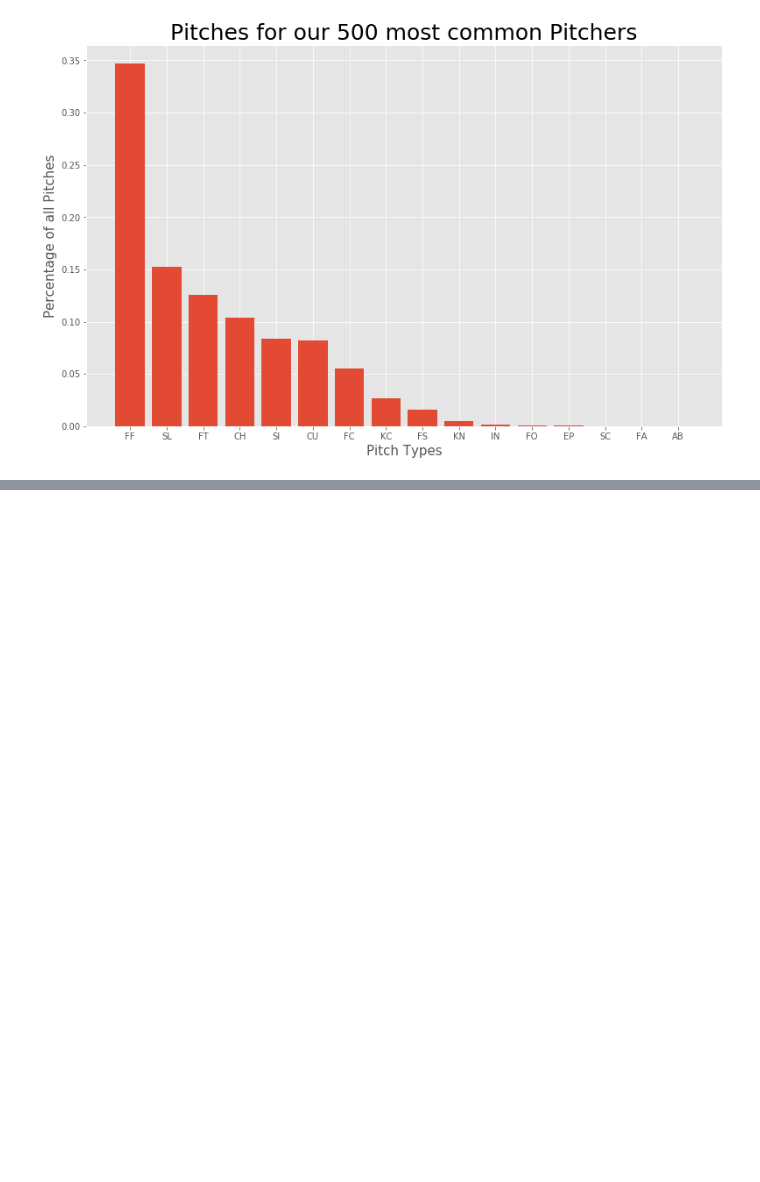
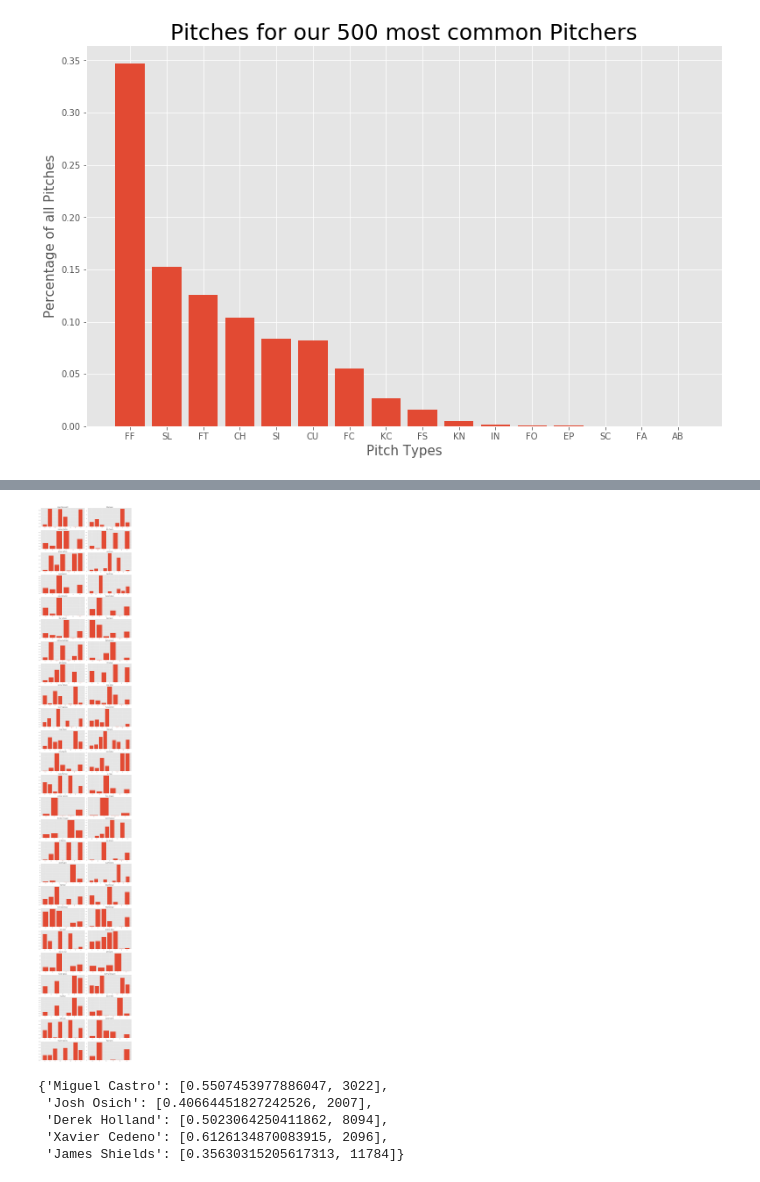
Before and after one commit to morganabbitt/MLB-Pitches, a Jupyter notebook: Notebooks/pitchers_outcomes.ipynb, the cells around one changed output, grey strips where cells are left out. Cells and saved outputs as stored; diff of their text form; code cells hidden in the pictures; blank space fills up the shorter version.

```diff
--- a/Notebooks/pitchers_outcomes.ipynb
+++ b/Notebooks/pitchers_outcomes.ipynb
@@ -156,0 +145,13 @@ df_500
+# %%
+num_pitchers = 50
+
+fig, axs = plt.subplots(num_pitchers // 2, 2, figsize=(17, num_pitchers * 2))
+
+for name, ax in zip(df_500['pitcher_name'].unique()[:num_pitchers], axs.flatten()):
+    vals = df_500[df_500['pitcher_name'] == name].groupby('pitch_type').count().sort_values('pitch_type').iloc[:, 0].values
+    index = df_500[df_500['pitcher_name'] == name].groupby('pitch_type').count().sort_values('pitch_type').iloc[:, 0].index
+    ax.bar(index, vals / np.sum(vals))
+    ax.set_title(name, size=15)
+plt.tight_layout()
+# %% [output]
+[figure, added]
@@ -156,0 +218,9 @@ df_500
+# %%
+#multiclass logistic regression accuracy scores
+model_each_pitcher(LogisticRegression(max_iter=2000, solver='lbfgs', multi_class='multinomial'), binary=False)
+# %% [output]
+{'Miguel Castro': [0.5507453977886047, 3022],
+ 'Josh Osich': [0.40664451827242526, 2007],
+ 'Derek Holland': [0.5023064250411862, 8094],
+ 'Xavier Cedeno': [0.6126134870083915, 2096],
+ 'James Shields': [0.35630315205617313, 11784]}
```
Also changed, not shown: parts of 10 cells of this notebook, 1 other file.
